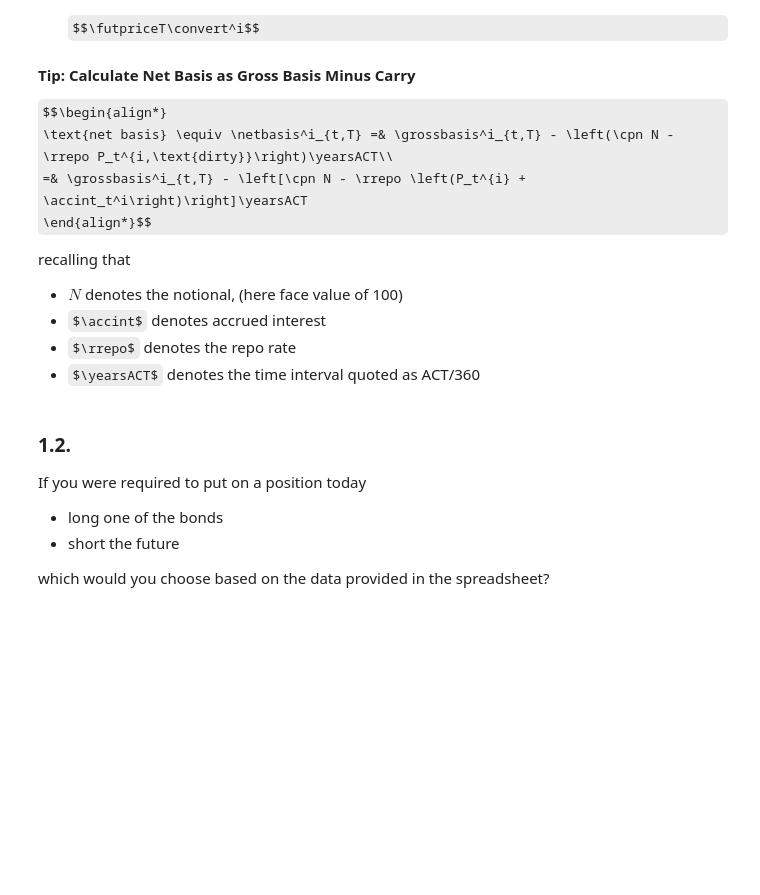
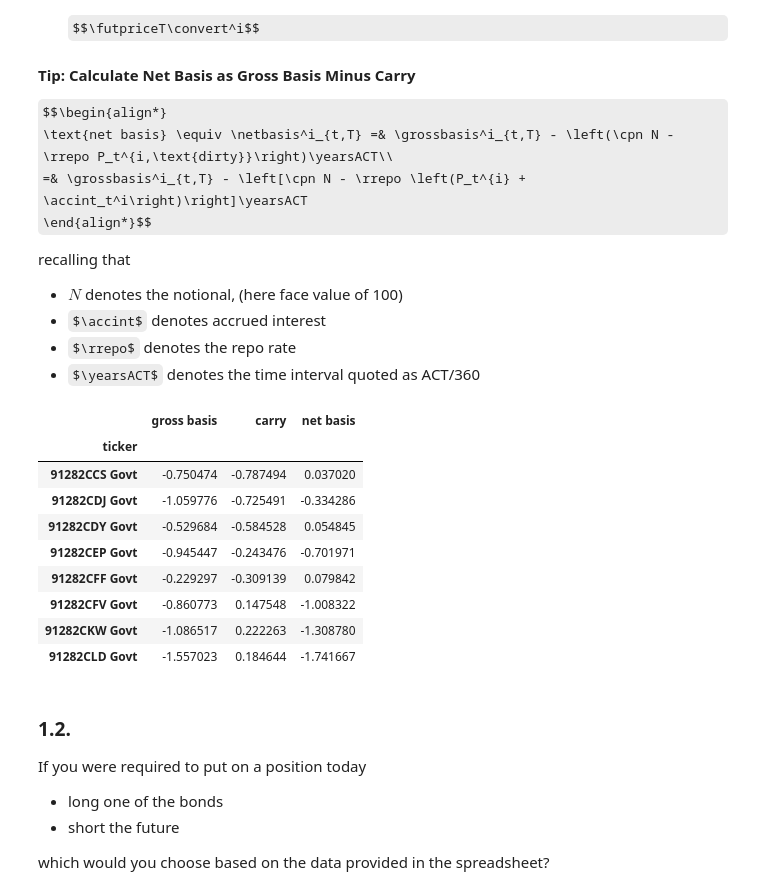
Before and after one commit to vinnyyx/finm-fiderivs-2025, a Jupyter notebook: homework/Homework 3.ipynb, the cells around one changed output. Drawn from its saved outputs; the diff is of its cells as text; code cells hidden in the pictures; some formulas as TeX source; blank space fills up the shorter version.

```diff
--- a/homework/Homework 3.ipynb
+++ b/homework/Homework 3.ipynb
@@ -103,6 +120,49 @@ recalling that
 * $\accint$ denotes accrued interest
 * $\rrepo$ denotes the repo rate
 * $\yearsACT$ denotes the time interval quoted as ACT/360
+# %%
+date_fwd = pd.to_datetime(fut1.loc['fut_dlv_dt_last']['TYZ4 Comdty'])
+date_now = datetime(2024, 8, 1, 0, 0)
+
+t_act = (date_fwd - date_now).days
+# %%
+def calc_fut_price(row, date_fut, date_now):
+    spot = row['px_last'] + row['int_acc']
+    days_fut = (date_fut - date_now).days
+    days_cpn = row['days_to_next_coupon']
+    cpn = row['cpn']
+    repo = row['repo_implied_reporate']
+
+    if days_fut > days_cpn:
+        p_cpn = cpn / 2 * np.exp(-repo * days_cpn / 360)
+    else:
+        p_cpn = 0
+
+    fut = (spot * (1 + (repo / 100) * days_fut / 360) - p_cpn) / row['conversion']
+
+    return fut
+# %%
+bond_fut = bond1.copy()
+
+bond_fut['fut price'] = bond_fut.apply(lambda row: calc_fut_price(row, date_fwd, date_now), axis=1)
+bond_fut['gross basis'] = bond_fut['px_last'] + bond_fut['int_acc'] - bond_fut['conversion'] * bond_fut['fut price']
+
+bond_fut['carry'] = (bond_fut['cpn'] - bond_fut['repo_implied_reporate'] * (bond_fut['px_last'] + bond_fut['int_acc']) / 100) * t_act / 360
+
+bond_fut['net basis'] = bond_fut['gross basis'] - bond_fut['carry']
+# %%
+bond_fut[['gross basis', 'carry', 'net basis']]
+# %% [output]
+|  | gross basis | carry | net basis |
+| ticker |  |  |  |
+| 91282CCS Govt | -0.750474 | -0.787494 | 0.037020 |
+| 91282CDJ Govt | -1.059776 | -0.725491 | -0.334286 |
+| 91282CDY Govt | -0.529684 | -0.584528 | 0.054845 |
+| 91282CEP Govt | -0.945447 | -0.243476 | -0.701971 |
+| 91282CFF Govt | -0.229297 | -0.309139 | 0.079842 |
+| 91282CFV Govt | -0.860773 | 0.147548 | -1.008322 |
+| 91282CKW Govt | -1.086517 | 0.222263 | -1.308780 |
+| 91282CLD Govt | -1.557023 | 0.184644 | -1.741667 |
 # %% [markdown]
 ### 1.2.
 If you were required to put on a position today
```
Also changed, not shown: parts of 13 cells of this notebook.
